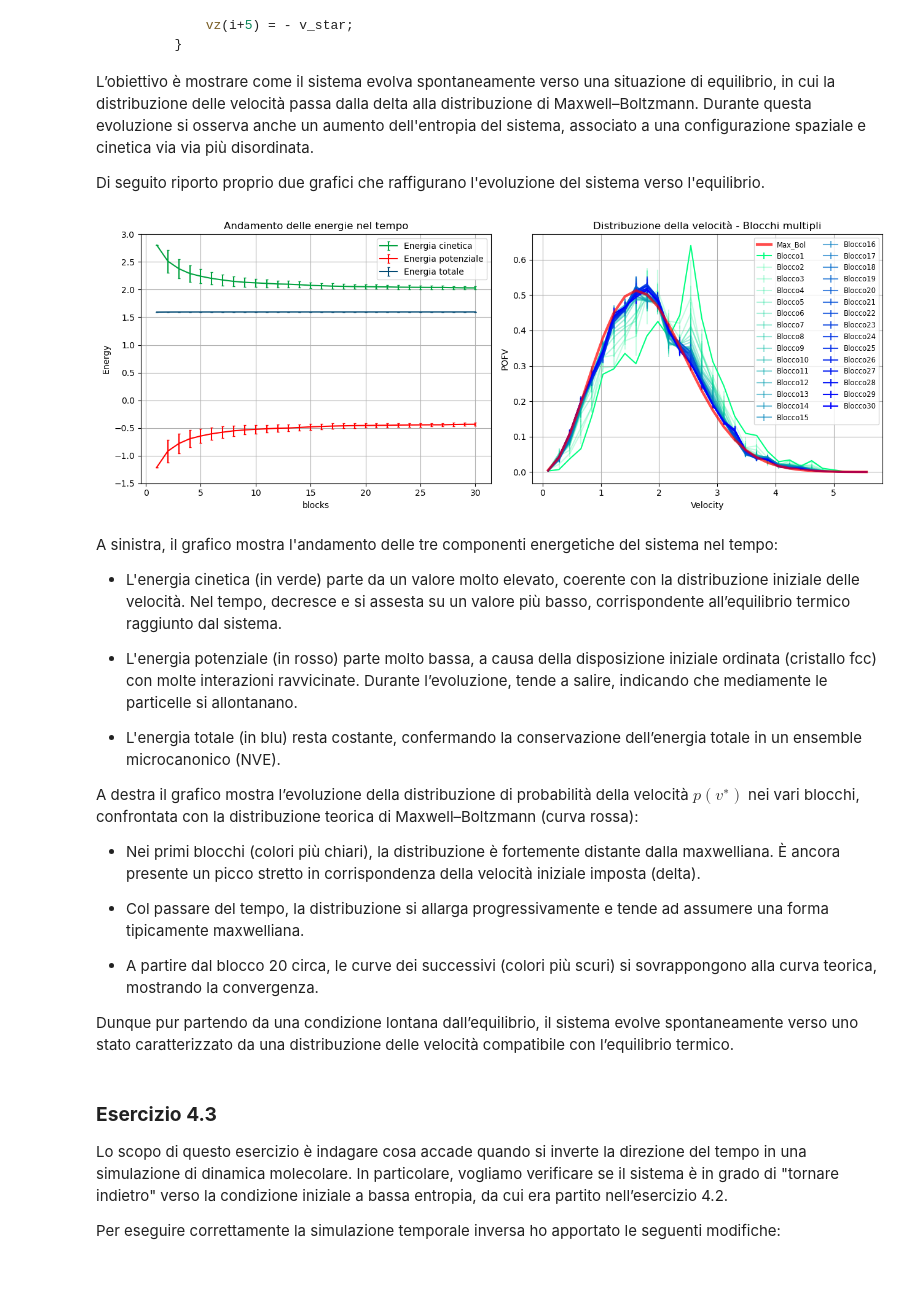
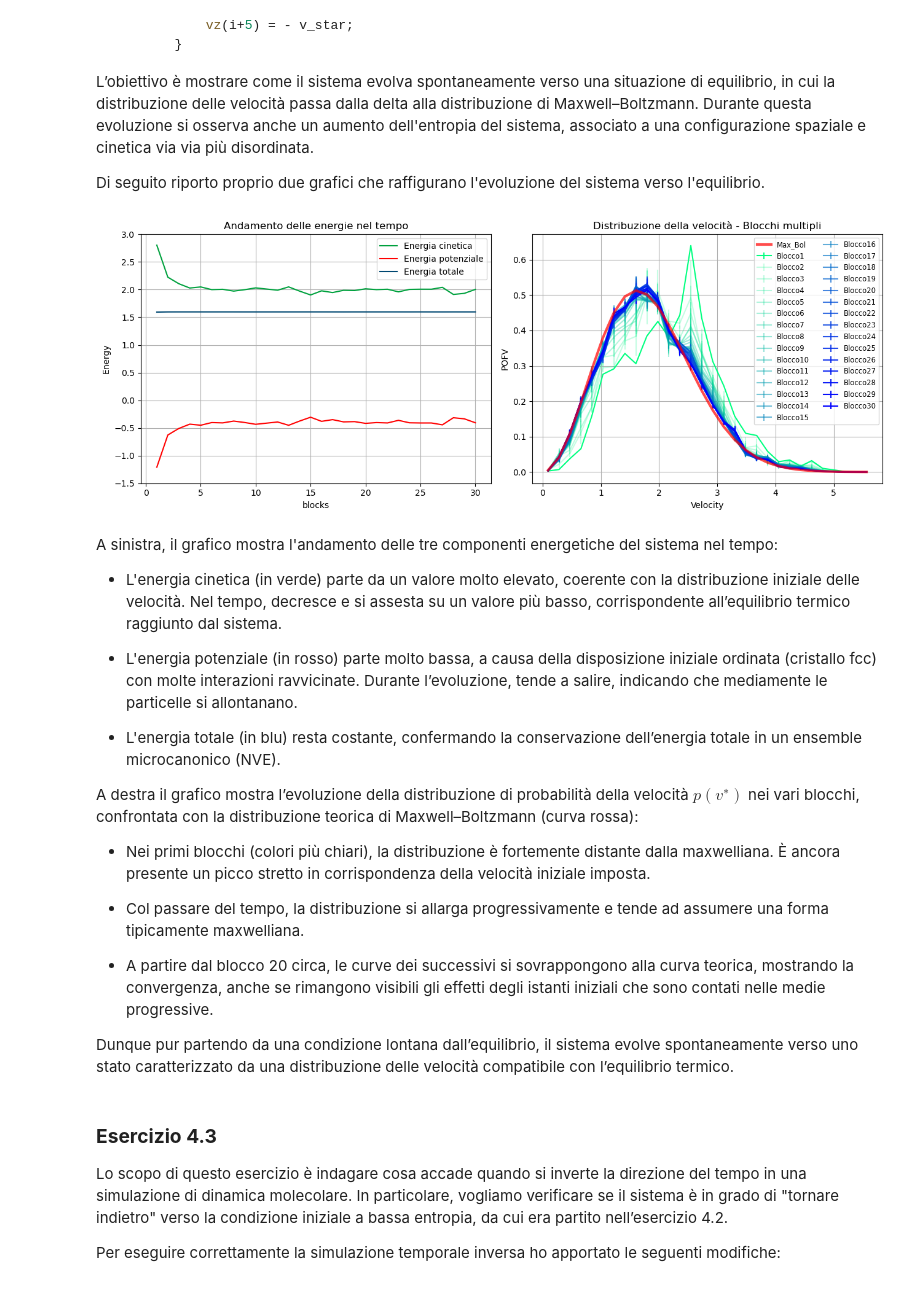
Before and after one commit to saccoantonio/LSN, a Jupyter notebook: Lezione4/Lezione4.ipynb, the cells around one changed output. Saved outputs shown, nothing was run; the diff lists cells and outputs as text; code cells hidden in the pictures.

```diff
--- a/Lezione4/Lezione4.ipynb
+++ b/Lezione4/Lezione4.ipynb
@@ -93,13 +93,13 @@ import numpy as np
 
 figure, axs = plt.subplots(1, 2, figsize=(13,5))
 
-blocks, ken, ken_err = np.loadtxt("4.2_NSL_SIMULATOR/OUTPUT/kinetic_energy.dat", usecols=(0,2,3), unpack='True')
-pen, pen_err = np.loadtxt("4.2_NSL_SIMULATOR/OUTPUT/potential_energy.dat", usecols=(2,3), unpack='True')
-ten, ten_err = np.loadtxt("4.2_NSL_SIMULATOR/OUTPUT/total_energy.dat", usecols=(2,3), unpack='True')
+blocks, ken = np.loadtxt("4.2_NSL_SIMULATOR/OUTPUT/kinetic_energy.dat", usecols=(0,1), unpack='True')
+pen = np.loadtxt("4.2_NSL_SIMULATOR/OUTPUT/potential_energy.dat", usecols=(1), unpack='True')
+ten = np.loadtxt("4.2_NSL_SIMULATOR/OUTPUT/total_energy.dat", usecols=(1), unpack='True')
 
-axs[0].errorbar(blocks, ken,yerr=ken_err,color="#00A13E", ecolor='#00A13E', capsize=1.5, label="Energia cinetica")
-axs[0].errorbar(blocks, pen,yerr=pen_err,color="#FF0000", ecolor='#FF0000', capsize=1.5, label="Energia potenziale")
-axs[0].errorbar(blocks, ten,yerr=ten_err,color="#004872", ecolor='#004872', capsize=1.5, label="Energia totale")
+axs[0].plot(blocks, ken, color="#00A13E", label="Energia cinetica")
+axs[0].plot(blocks, pen, color="#FF0000", label="Energia potenziale")
+axs[0].plot(blocks, ten, color="#004872", label="Energia totale")
 axs[0].set_ylim(-1.5, 3.0)
 axs[0].set_xlabel('blocks')
 axs[0].set_ylabel('Energy')
@@ -121,34 +121,34 @@ path = "4.2_NSL_SIMULATOR/OUTPUT/pofv.dat"
 raw_vel, raw_counts, raw_err = np.loadtxt(path, usecols=(0, 2, 3), unpack=True)
 
 # Mappa di colori
 colors = plt.cm.winter(np.linspace(0, 1, n_blocks))
 colors = colors[::-1]
 
 for j in range(0, n_blocks):
     start = j * n_bins
     end = start + n_bins
     vel = raw_vel[start:end]
     counts = raw_counts[start:end]
     err = raw_err[start:end]
     alpha = j+1
 
     alpha = 0.2 + 0.8 * j / (n_blocks - 1)
     if j == 0:
         alpha = 1.0
 
     axs[1].errorbar(vel, counts, yerr=err, label='Blocco'+str(j+1), color=colors[j], alpha=alpha)
     if j==n_blocks-1: axs[1].plot(vel, maxwell_boltzmann(vel), color="#FF0000", label='Max_Bol', zorder=10, linewidth=3, alpha=0.7)
 
 # Etichette e legenda
 axs[1].set_xlabel("Velocity")
 axs[1].set_ylabel("POFV")
 axs[1].set_title("Distribuzione della velocità - Blocchi multipli")
 axs[1].legend(fontsize="small", ncol=2, loc="upper right")
 axs[1].grid(True)
 plt.tight_layout()
 plt.show()
 # %% [output]
-[figure, old version]
+[figure, new version]
 # %% [markdown]
 <div style="width: 48%; float: left;">
 
@@ -166,11 +166,11 @@ A sinistra, il grafico mostra l'andamento delle tre componenti energetiche del s
 
 A destra il grafico mostra l’evoluzione della distribuzione di probabilità della velocità $p(v^∗)$ nei vari blocchi, confrontata con la distribuzione teorica di Maxwell–Boltzmann (curva rossa):
 
-+ Nei primi blocchi (colori più chiari), la distribuzione è fortemente distante dalla maxwelliana. È ancora presente un picco stretto in corrispondenza della velocità iniziale imposta (delta).
++ Nei primi blocchi (colori più chiari), la distribuzione è fortemente distante dalla maxwelliana. È ancora presente un picco stretto in corrispondenza della velocità iniziale imposta.
 
 + Col passare del tempo, la distribuzione si allarga progressivamente e tende ad assumere una forma tipicamente maxwelliana.
 
-+ A partire dal blocco 20 circa, le curve dei successivi (colori più scuri) si sovrappongono alla curva teorica, mostrando la convergenza.
++ A partire dal blocco 20 circa, le curve dei successivi si sovrappongono alla curva teorica, mostrando la convergenza, anche se rimangono visibili gli effetti degli istanti iniziali che sono contati nelle medie progressive.
 
 </div>
 
```
Also changed, not shown: parts of 2 cells of this notebook.
